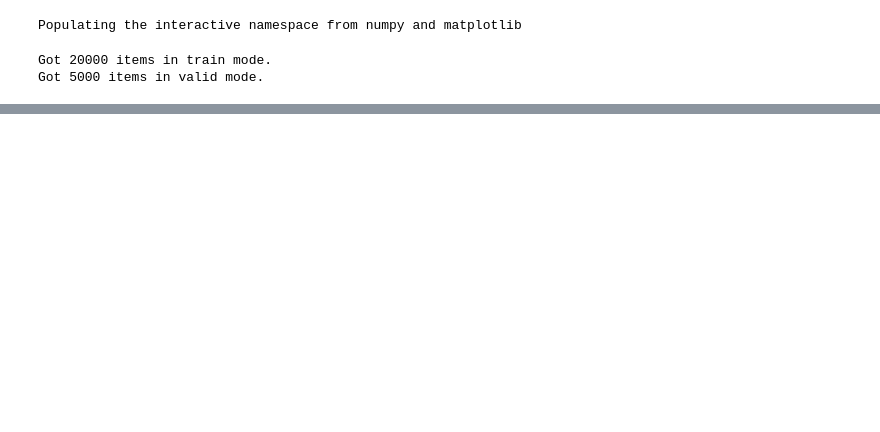
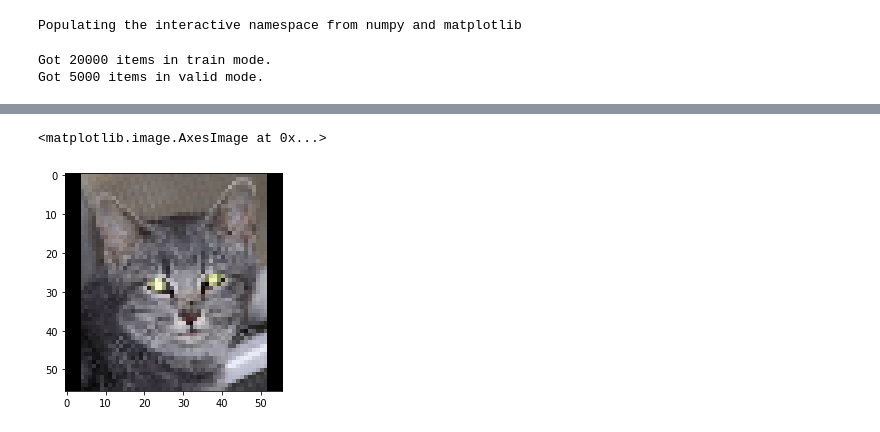
Before and after one commit to SCP-173-cool/pytorch-learn, a Jupyter notebook: dev_script.ipynb, the cells around one changed output, grey strips where cells are left out. Drawn from its saved outputs; the diff is of its cells as text; code cells hidden in the pictures; blank space fills up the shorter version.

```diff
--- a/dev_script.ipynb
+++ b/dev_script.ipynb
@@ -139,0 +28,2 @@ valid_acc 100.000000 (avg: 96.736551)
+# %%
+aa = imgs[0, 1::4, 1::4, :]
@@ -139,0 +34,5 @@ valid_acc 100.000000 (avg: 96.736551)
+# %%
+imshow(aa)
+# %% [output]
+<matplotlib.image.AxesImage at 0x...>
+[figure, added]
```
Also changed, not shown: parts of 16 cells of this notebook, 6 other files.
